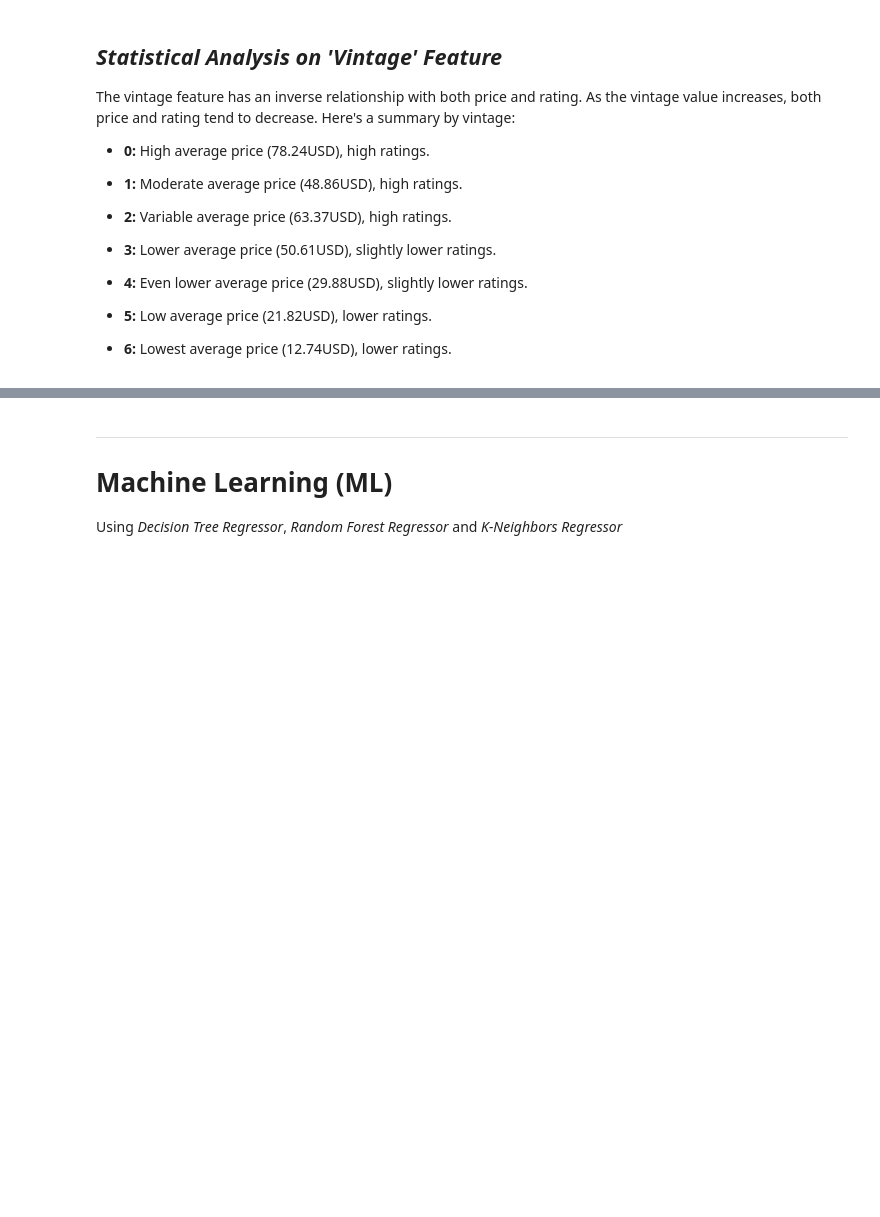
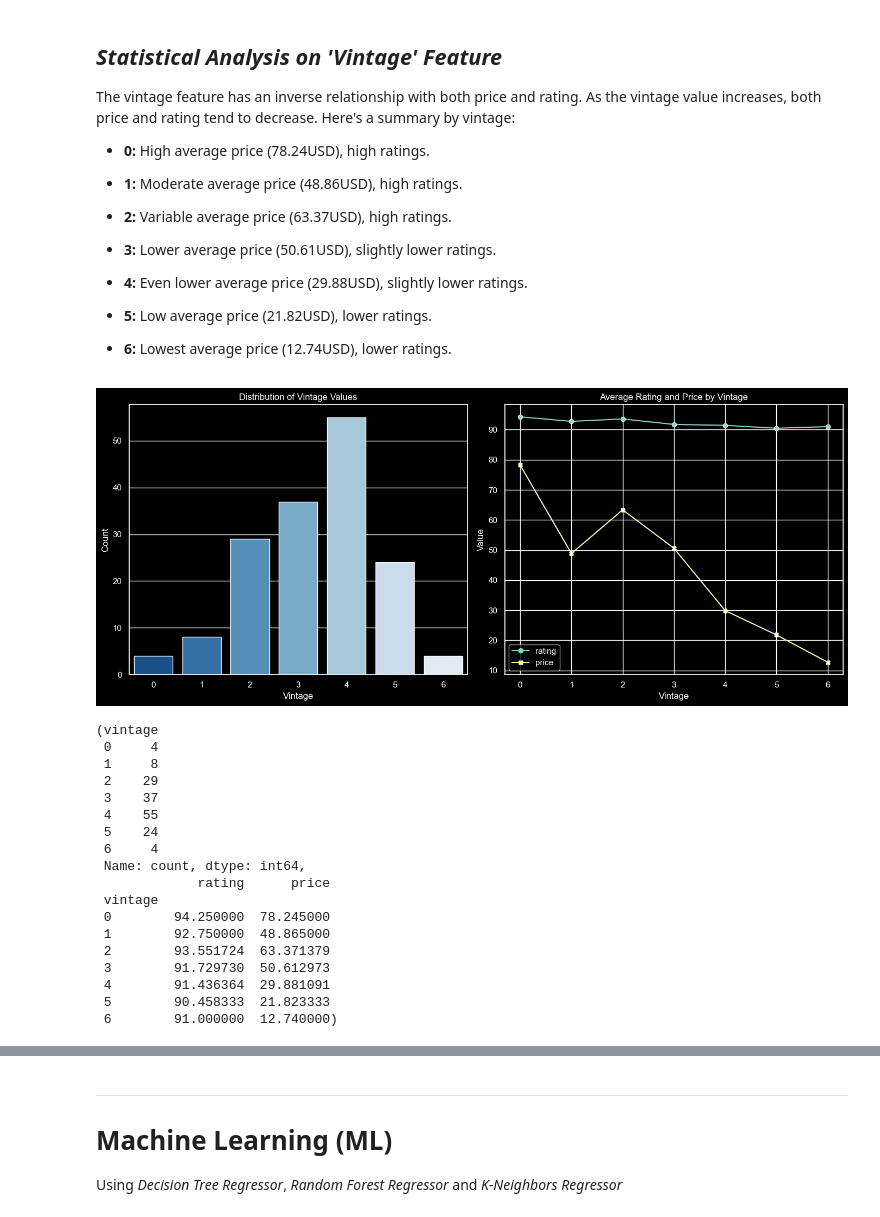
Before and after one commit to Wailbak/wine-data-modeling, a Jupyter notebook: wine-data-modeling.ipynb, the cells around one changed output, grey strips where cells are left out. Saved outputs shown, nothing was run; the diff lists cells and outputs as text; code cells hidden in the pictures; blank space fills up the shorter version.

```diff
--- a/wine-data-modeling.ipynb
+++ b/wine-data-modeling.ipynb
@@ -234,3 +234,53 @@ The vintage feature has an inverse relationship with both price and rating. As t
 * __5:__ Low average price (21.82USD), lower ratings.
 
 * __6:__ Lowest average price (12.74USD), lower ratings.
+# %%
+# Plotting the 'vintage' feature further to understand its distribution and its relation to other features
+
+# Count of each vintage value
+vintage_count = df_cleaned['vintage'].value_counts().sort_index()
+
+# Average rating and price by vintage
+vintage_avg_rating_price = df_cleaned.groupby('vintage')[['rating', 'price']].mean()
+
+# Plotting the distribution of 'vintage'
+plt.figure(figsize=(14, 6))
+
+# Subplot 1: Count of each vintage
+plt.subplot(1, 2, 1)
+sns.barplot(x=vintage_count.index, y=vintage_count.values, palette="Blues_r")
+plt.title('Distribution of Vintage Values')
+plt.xlabel('Vintage')
+plt.ylabel('Count')
+
+# Subplot 2: Average rating and price by vintage
+plt.subplot(1, 2, 2)
+sns.lineplot(data=vintage_avg_rating_price, markers=True, dashes=False)
+plt.title('Average Rating and Price by Vintage')
+plt.xlabel('Vintage')
+plt.ylabel('Value')
+
+plt.tight_layout()
+plt.show()
+
+vintage_count, vintage_avg_rating_price
+# %% [output]
+[figure, added]
+(vintage
+ 0     4
+ 1     8
+ 2    29
+ 3    37
+ 4    55
+ 5    24
+ 6     4
+ Name: count, dtype: int64,
+             rating      price
+ vintage
+ 0        94.250000  78.245000
+ 1        92.750000  48.865000
+ 2        93.551724  63.371379
+ 3        91.729730  50.612973
+ 4        91.436364  29.881091
+ 5        90.458333  21.823333
+ 6        91.000000  12.740000)
```
Also changed, not shown: parts of 12 cells of this notebook.
